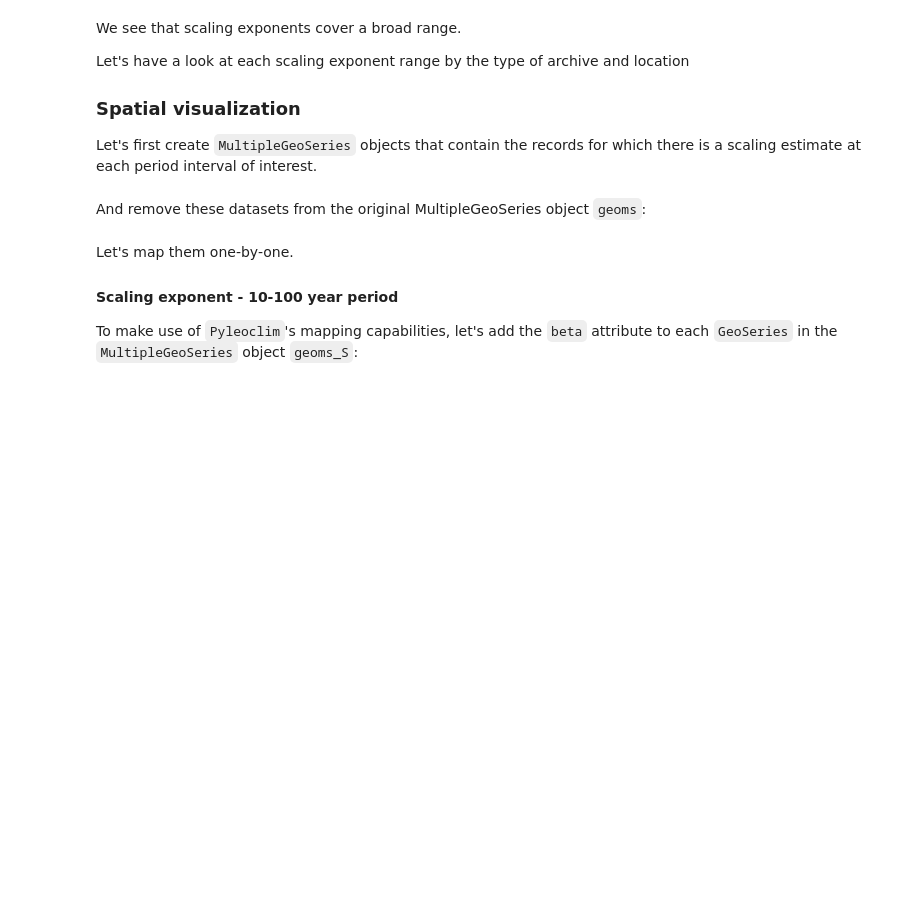
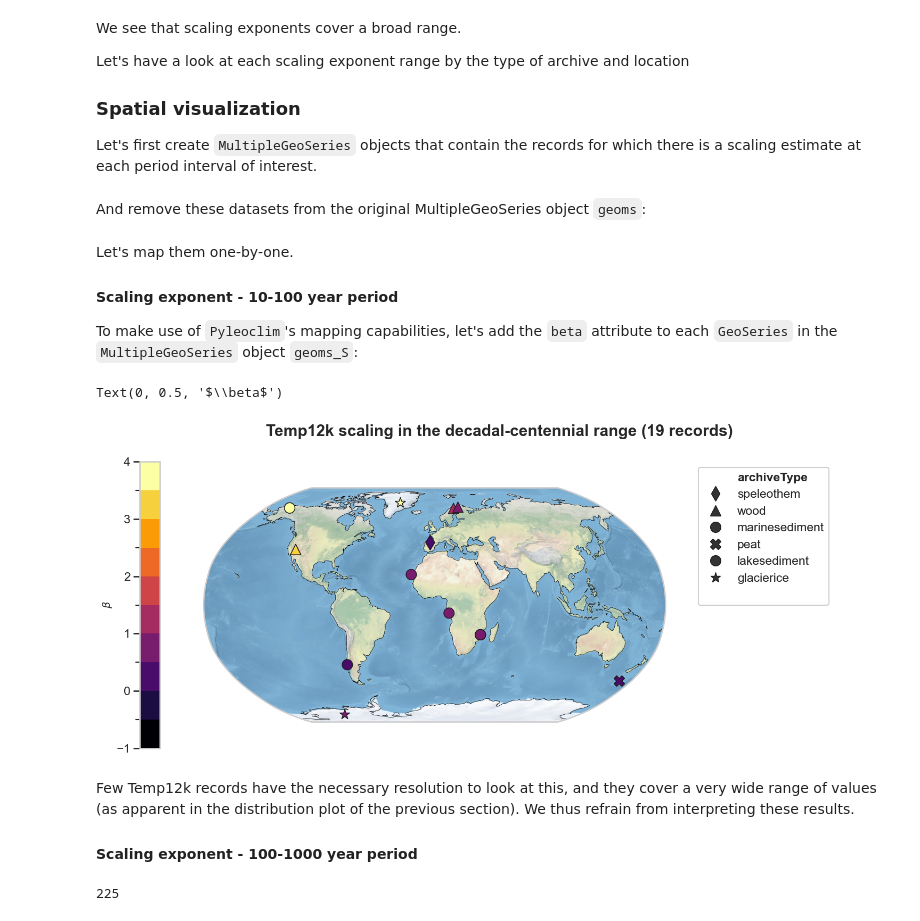
Before and after one commit to LinkedEarth/FreqFun, a Jupyter notebook: notebooks/02b-spectral_analysis_temp12k.ipynb, the cells around one changed output. Drawn from its saved outputs; the diff is of its cells as text; code cells hidden in the pictures; blank space fills up the shorter version.

```diff
--- a/notebooks/02b-spectral_analysis_temp12k.ipynb
+++ b/notebooks/02b-spectral_analysis_temp12k.ipynb
@@ -668,3 +687,31 @@ Let's map them one-by-one.
 #### Scaling exponent - 10-100 year period
 
 To make use of `Pyleoclim`'s mapping capabilities, let's add the `beta` attribute to each `GeoSeries` in the `MultipleGeoSeries` object `geoms_S`:
+# %%
+# define color plotting range
+vmin, vmax, n_colors = -1, 4, 10
+bounds = np.linspace(vmin, vmax, n_colors + 1)          # [-1, 0, 1, 2, 3, 4, 5]
+cmap_disc = plt.get_cmap('inferno', n_colors)
+norm = BoundaryNorm(bounds, cmap_disc.N)
+sm = ScalarMappable(cmap=cmap_disc, norm=norm)
+sm.set_array([])
+
+geoms_S_hue = geoms_S.copy()
+
+for i, ser in enumerate(geoms_S_hue.series_list):
+    ser.beta = beta_S_clean[i]
+
+fig,ax = geoms_S_hue.map(hue = 'beta', scalar_mappable=sm, projection='Robinson', proj_default={"central_longitude":0})
+fig.suptitle(f"Temp12k scaling in the decadal-centennial range ({n_s} records)", fontweight='bold')
+ax['cb'].set_ylabel(r'$\beta$', fontsize=14)
+# %% [output]
+Text(0, 0.5, '$\\beta$')
+[figure, added]
+# %% [markdown]
+Few Temp12k records have the necessary resolution to look at this, and they cover a very wide range of values (as apparent in the distribution plot of the previous section). We thus refrain from interpreting these results.
+
+#### Scaling exponent - 100-1000 year period
+# %%
+print(len(geoms_M_hue.series_list))
+# %% [output]
+225
```
Also changed, not shown: parts of 25 cells of this notebook.
